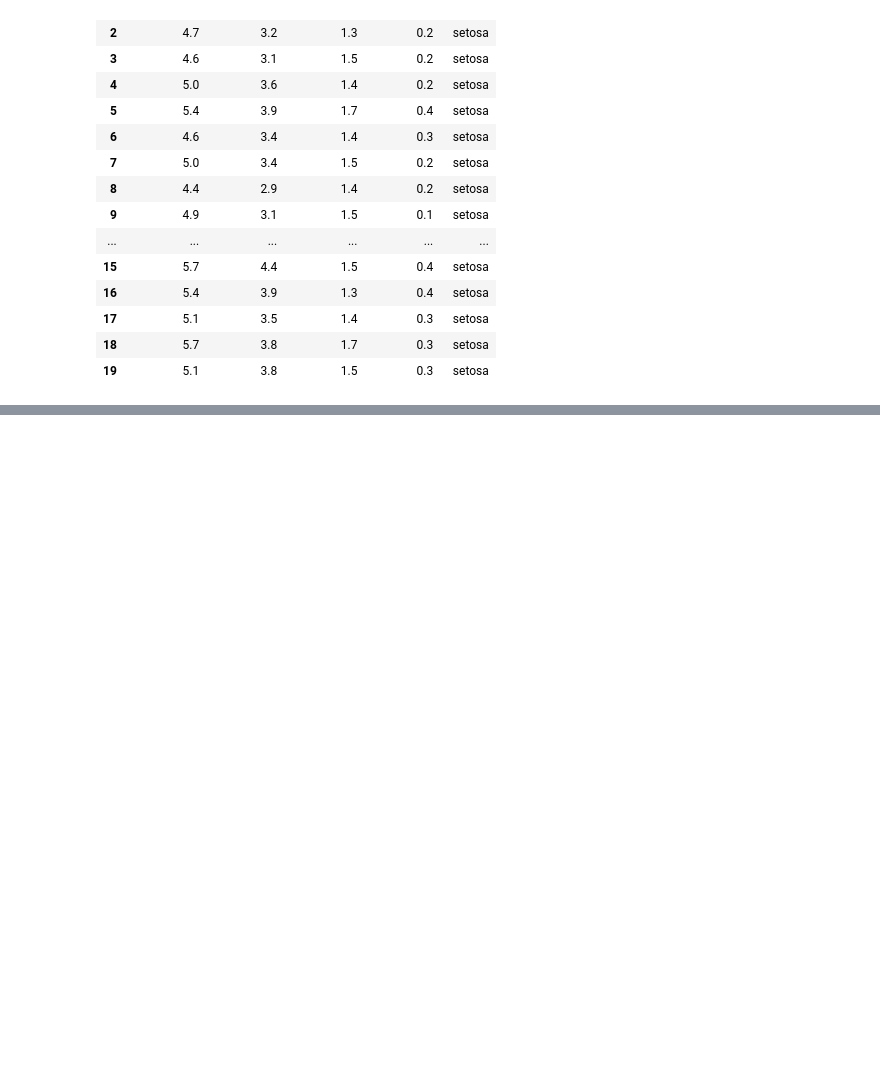
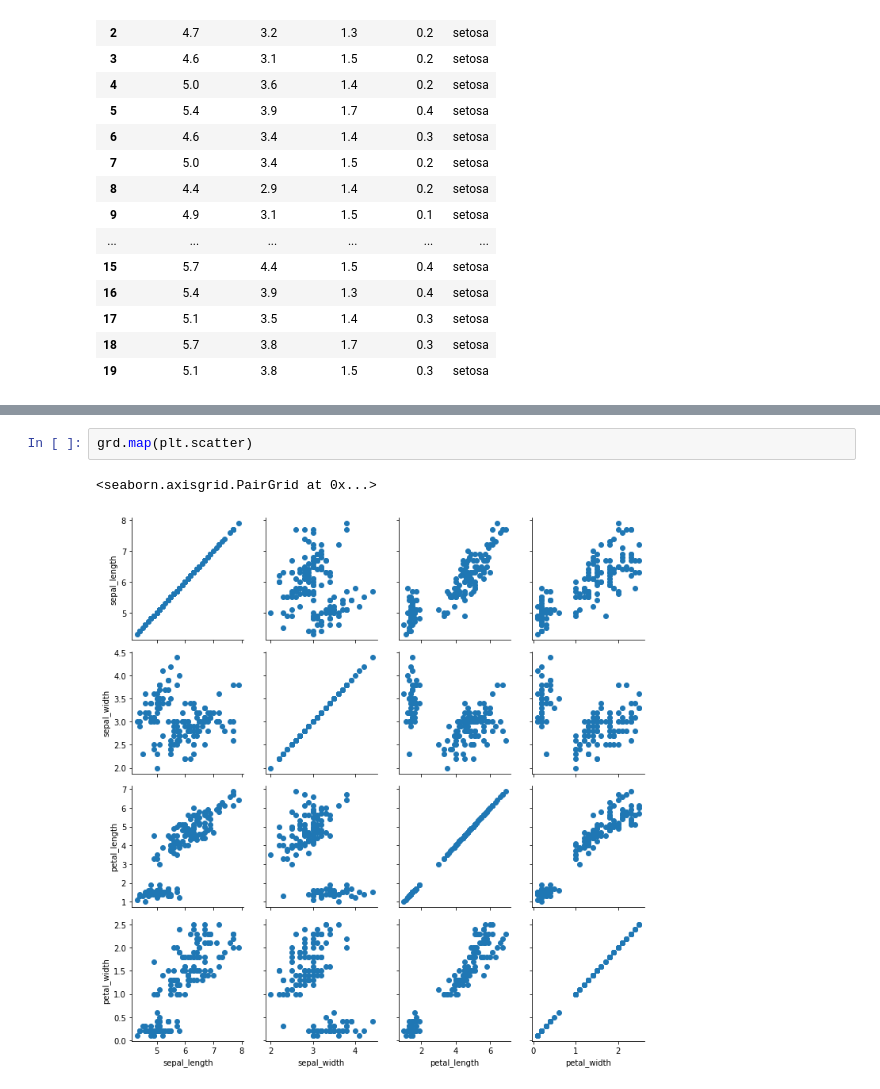
Before and after one commit to pivotostes/DataScienceMachineLearning, a Jupyter notebook: seaborn/seaborn_5.ipynb, the cells around one changed output, grey strips where cells are left out. Cells and saved outputs as stored; diff of their text form; blank space fills up the shorter version.

Commit message:
commit aula 53 seaborn

```diff
--- a/seaborn/seaborn_5.ipynb
+++ b/seaborn/seaborn_5.ipynb
@@ -32,0 +53,5 @@ iris['species'].valus_counts()
+# %%
+grd.map(plt.scatter)
+# %% [output]
+<seaborn.axisgrid.PairGrid at 0x...>
+[figure, added]
```
Also changed, not shown: parts of 8 cells of this notebook, 1 other file.
